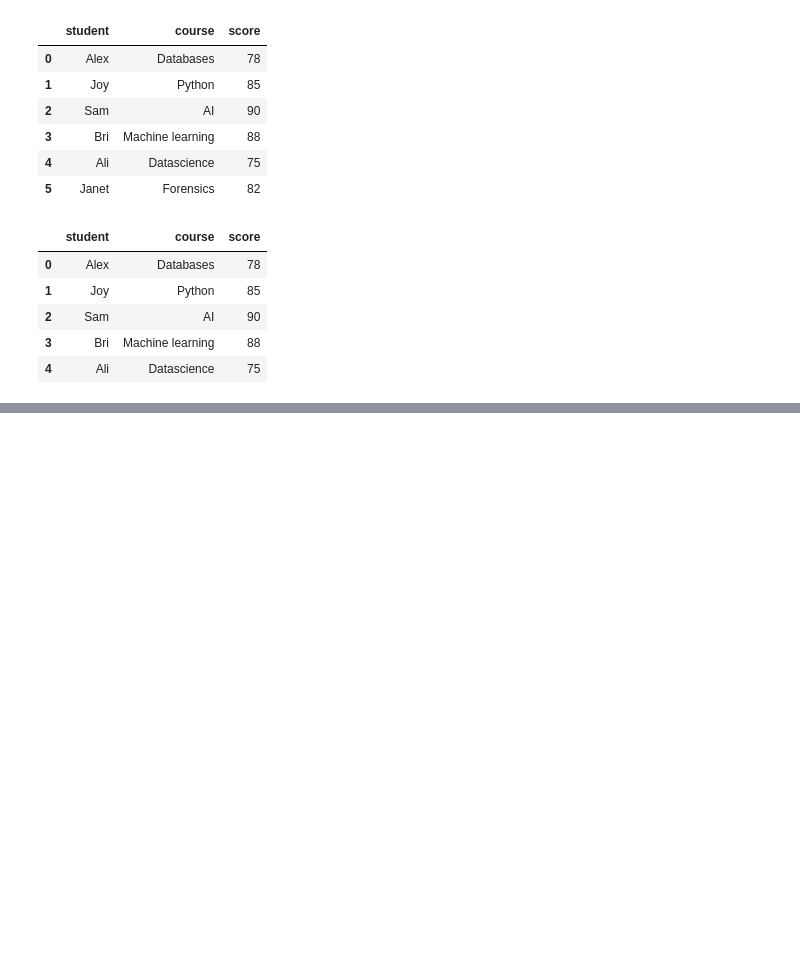
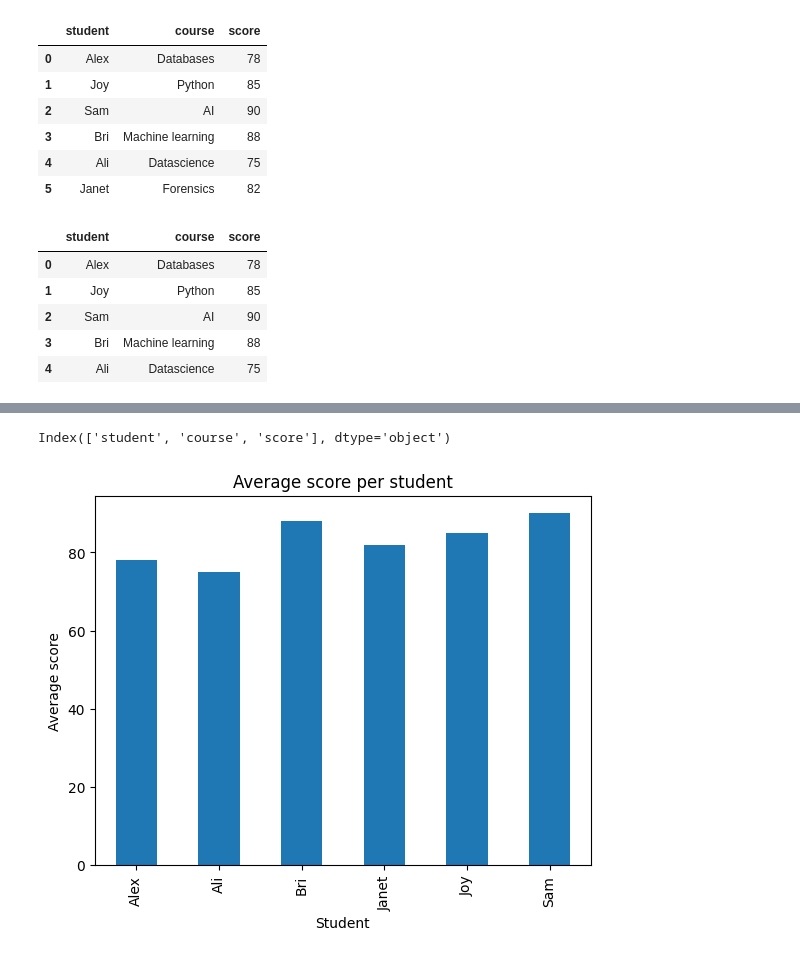
Before and after one commit to NungariBri/data-journey-foundations, a Jupyter notebook: 1_student_performance_analysis.ipynb, the cells around one changed output, grey strips where cells are left out. Cells and saved outputs as stored; diff of their text form; code cells hidden in the pictures; blank space fills up the shorter version.

```diff
--- a/1_student_performance_analysis.ipynb
+++ b/1_student_performance_analysis.ipynb
@@ -31,0 +44,4 @@ df.head()
+# %%
+#get avg score per student
+student_avg = df.groupby("student")["score"].mean()
+student_avg
@@ -31,0 +58,4 @@ df.head()
+# %%
+df.columns
+# %% [output]
+Index(['student', 'course', 'score'], dtype='object')
@@ -31,0 +64,8 @@ df.head()
+# %%
+student_avg.plot(kind="bar")
+plt.title("Average score per student")
+plt.xlabel("Student")
+plt.ylabel("Average score")
+plt.show()
+# %% [output]
+[figure, added]
```
Also changed, not shown: parts of 5 cells of this notebook.
